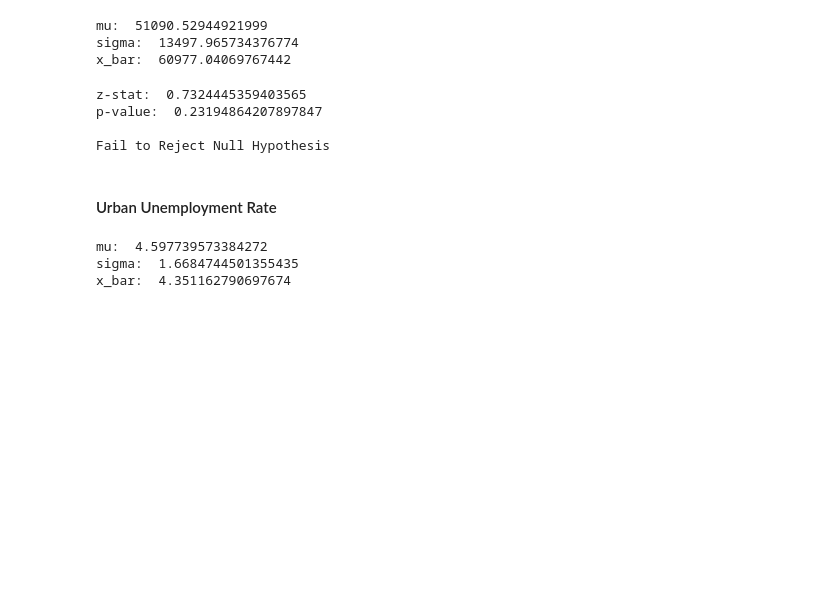
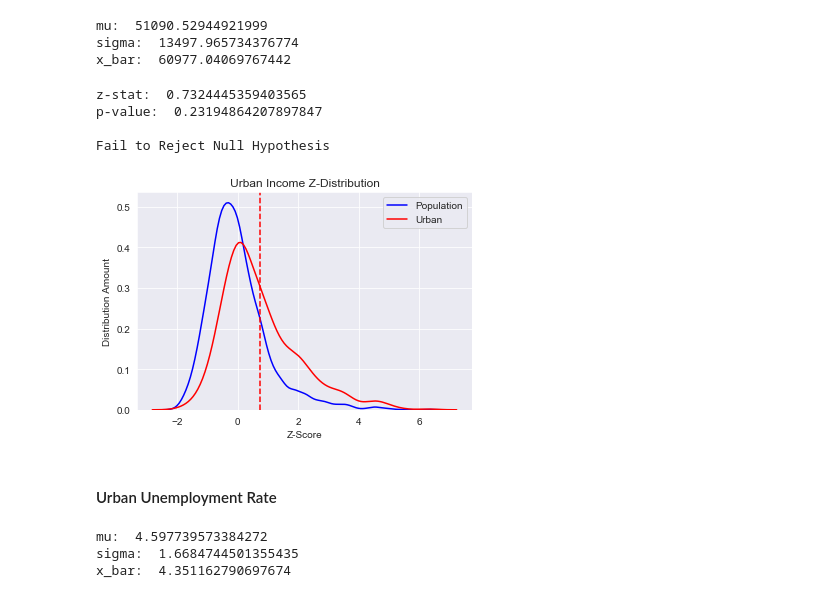
Before and after one commit to BenGeissel/Population_Effects_on_income_hypothesis_testing_module3project, a Jupyter notebook: Mod3Project_Ben_Rob_Technical_Audience.ipynb, the cells around one changed output. Drawn from its saved outputs; the diff is of its cells as text; code cells hidden in the pictures; blank space fills up the shorter version.

```diff
--- a/Mod3Project_Ben_Rob_Technical_Audience.ipynb
+++ b/Mod3Project_Ben_Rob_Technical_Audience.ipynb
@@ -53,6 +62,11 @@ rural_income_mean, rural_income_std, rural_UE_mean, rural_UE_std = modules.calcu
 urban_count = urban_county_df.shape[0]
 mix_count = mix_county_df.shape[0]
 rural_count = rural_county_df.shape[0]
+# %%
+pop_income_z_data, pop_UE_z_data = modules.z_data(county_df, county_df)
+urban_income_z_data, urban_UE_z_data = modules.z_data(county_df, urban_county_df)
+mix_income_z_data, mix_UE_z_data = modules.z_data(county_df, mix_county_df)
+rural_income_z_data, rural_UE_z_data = modules.z_data(county_df, rural_county_df)
 # %% [markdown]
 ## Hypothesis Testing
 We assume a default alpha of 0.05
@@ -86,6 +100,10 @@ z-stat:  0.7324445359403565
 p-value:  0.23194864207897847
 
 Fail to Reject Null Hypothesis
+# %%
+modules.z_plot(pop_income_z_data, urban_income_z_data, 'Urban Income')
+# %% [output]
+[figure, added]
 # %% [markdown]
 #### Urban Unemployment Rate
 # %%
```
Also changed, not shown: parts of 8 cells of this notebook, 3 other files.
